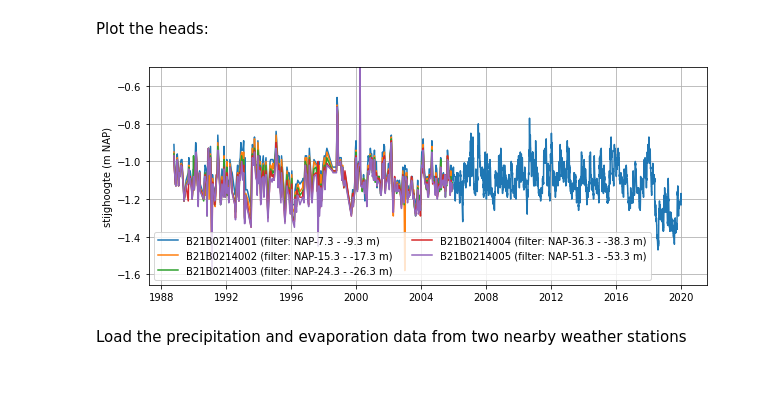
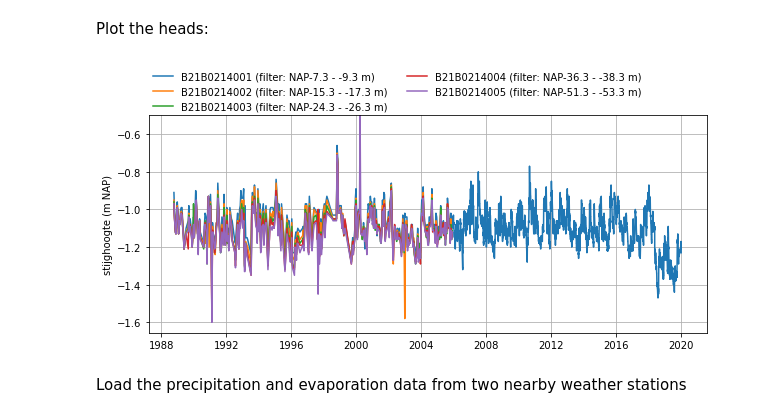
Before and after one commit to pastas/metran, a Jupyter notebook: examples/pastas_metran_example.ipynb, the cells around one changed output. Cells and saved outputs as stored; diff of their text form; code cells hidden in the pictures; blank space fills up the shorter version.

```diff
--- a/examples/pastas_metran_example.ipynb
+++ b/examples/pastas_metran_example.ipynb
@@ -60,19 +60,19 @@ Plot the heads:
 # %%
 fig, ax = plt.subplots(1, 1, figsize=(10, 4))
 
 for name in sorted_names:
     o = oseries[name]
     ftop = float(o.metadata["Bovenkant filter (cm t.o.v. NAP)"]) / 100.
     fbot = float(o.metadata["Onderkant filter (cm t.o.v. NAP)"]) / 100.
     lbl = f"{name} (filter: NAP{ftop:+.1f} - {fbot:+.1f} m)"
     ax.plot(o.series_original.index, o.series_original, label=lbl)
 
 ax.set_ylabel("stijghoogte (m NAP)")
-ax.legend(loc='best', ncol=2)
+ax.legend(loc=(0, 1), ncol=2, frameon=False)
 ax.set_ylim(top=-0.5)
 ax.grid(b=True)
 # %% [output]
-[figure, old version]
+[figure, new version]
 # %% [markdown]
 Load the precipitation and evaporation data from two nearby weather stations
 # %%
```
Also changed, not shown: parts of 2 cells of this notebook, 2 other files.
